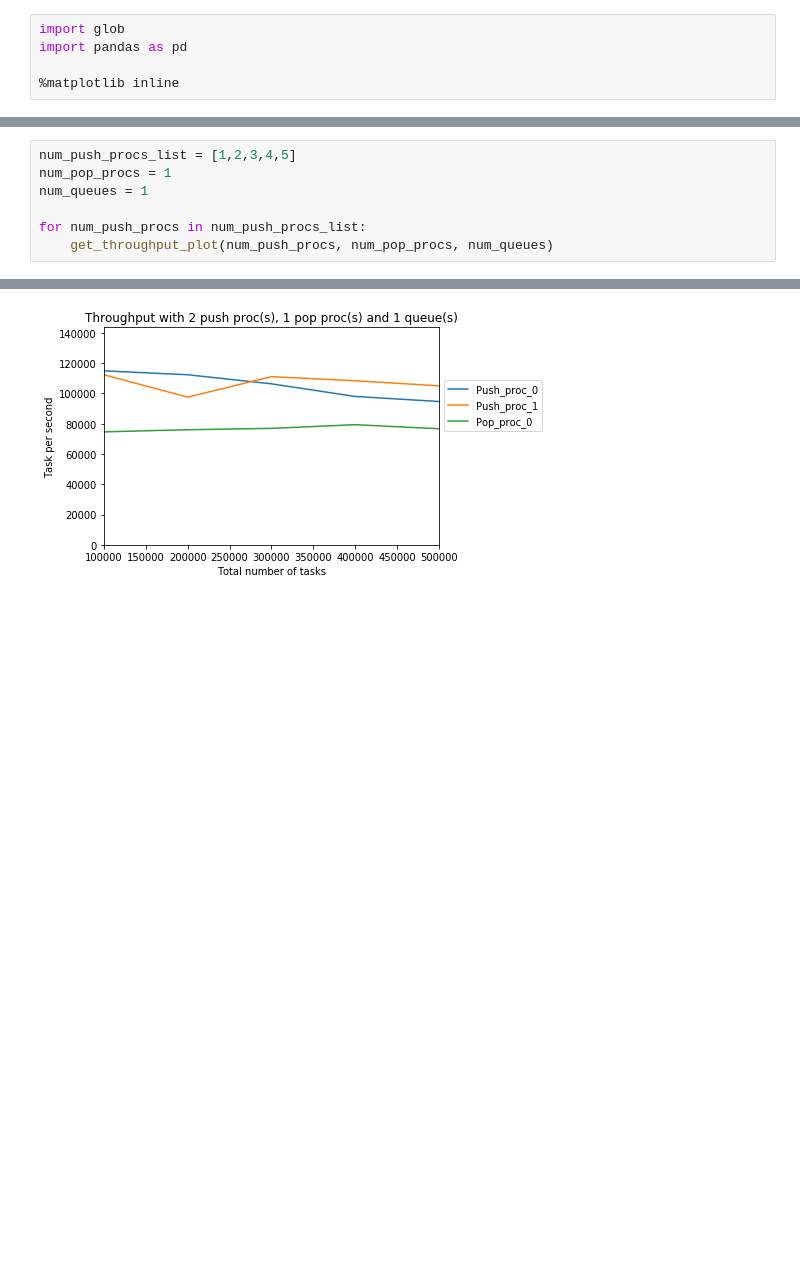
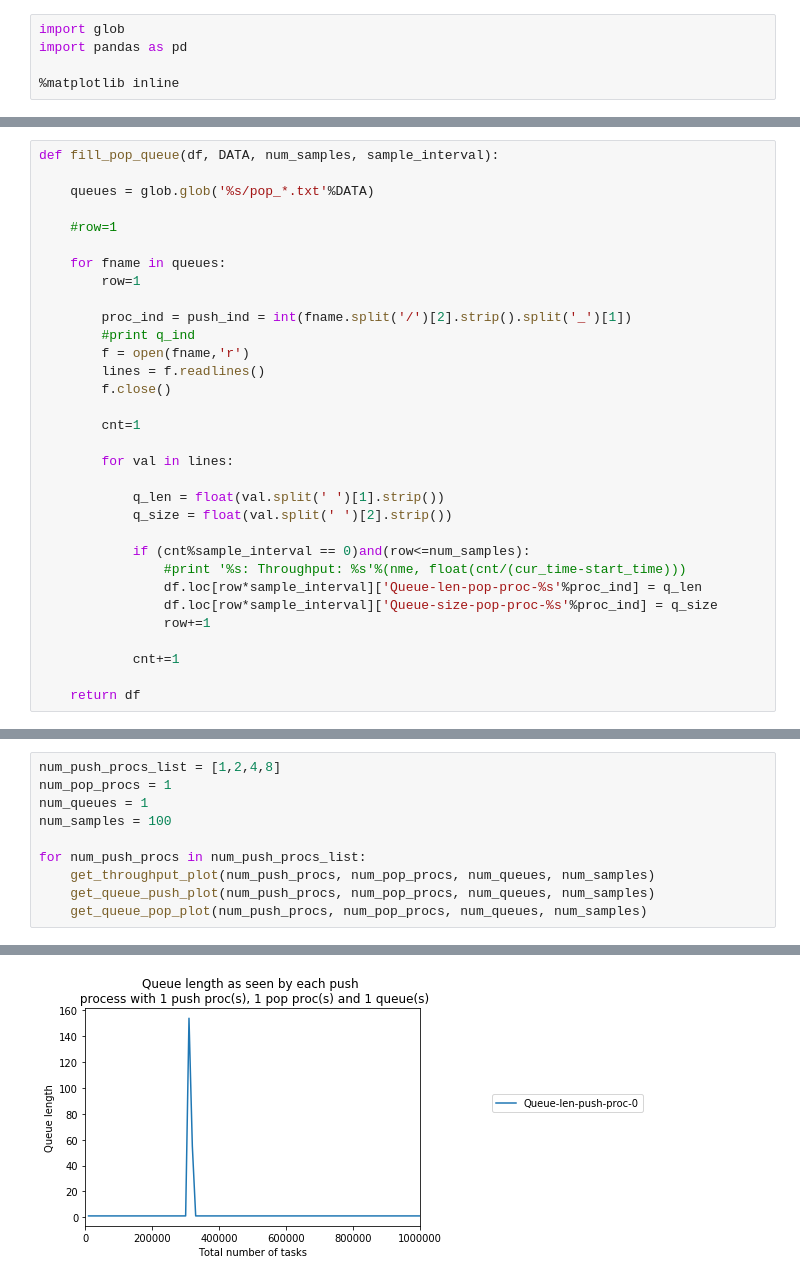
Before and after one commit to radical-cybertools/radical.entk, a Jupyter notebook: design_helpers/procs_throughput/analyzer.ipynb, the cells around one changed output, grey strips where cells are left out. Saved outputs shown, nothing was run; the diff lists cells and outputs as text; blank space fills up the shorter version.

Commit message:
adding updated plots

```diff
--- a/design_helpers/procs_throughput/analyzer.ipynb
+++ b/design_helpers/procs_throughput/analyzer.ipynb
@@ -86,0 +175,32 @@ def get_throughput_plot(num_push_procs, num_pop_procs, num_queues):
+# %%
+def fill_pop_queue(df, DATA, num_samples, sample_interval):
+
+    queues = glob.glob('%s/pop_*.txt'%DATA)
+
+    #row=1
+
+    for fname in queues:
+        row=1
+
+        proc_ind = push_ind = int(fname.split('/')[2].strip().split('_')[1])
+        #print q_ind
+        f = open(fname,'r')
+        lines = f.readlines()
+        f.close()
+
+        cnt=1
+
+        for val in lines:
+
+            q_len = float(val.split(' ')[1].strip())
+            q_size = float(val.split(' ')[2].strip())
+
+            if (cnt%sample_interval == 0)and(row<=num_samples):
+                #print '%s: Throughput: %s'%(nme, float(cnt/(cur_time-start_time)))
+                df.loc[row*sample_interval]['Queue-len-pop-proc-%s'%proc_ind] = q_len
+                df.loc[row*sample_interval]['Queue-size-pop-proc-%s'%proc_ind] = q_size
+                row+=1
+
+            cnt+=1
+
+    return df
@@ -87,8 +252,11 @@ def get_throughput_plot(num_push_procs, num_pop_procs, num_queues):
 # %%
-num_push_procs_list = [1,2,3,4,5]
+num_push_procs_list = [1,2,4,8]
 num_pop_procs = 1
 num_queues = 1
+num_samples = 100
 
 for num_push_procs in num_push_procs_list:
-    get_throughput_plot(num_push_procs, num_pop_procs, num_queues)
+    get_throughput_plot(num_push_procs, num_pop_procs, num_queues, num_samples)
+    get_queue_push_plot(num_push_procs, num_pop_procs, num_queues, num_samples)
+    get_queue_pop_plot(num_push_procs, num_pop_procs, num_queues, num_samples)
 # %% [output]
@@ -96 +264 @@ for num_push_procs in num_push_procs_list:
-[figure, old version]
+[figure, new version]
```
Also changed, not shown: parts of 10 cells of this notebook.
